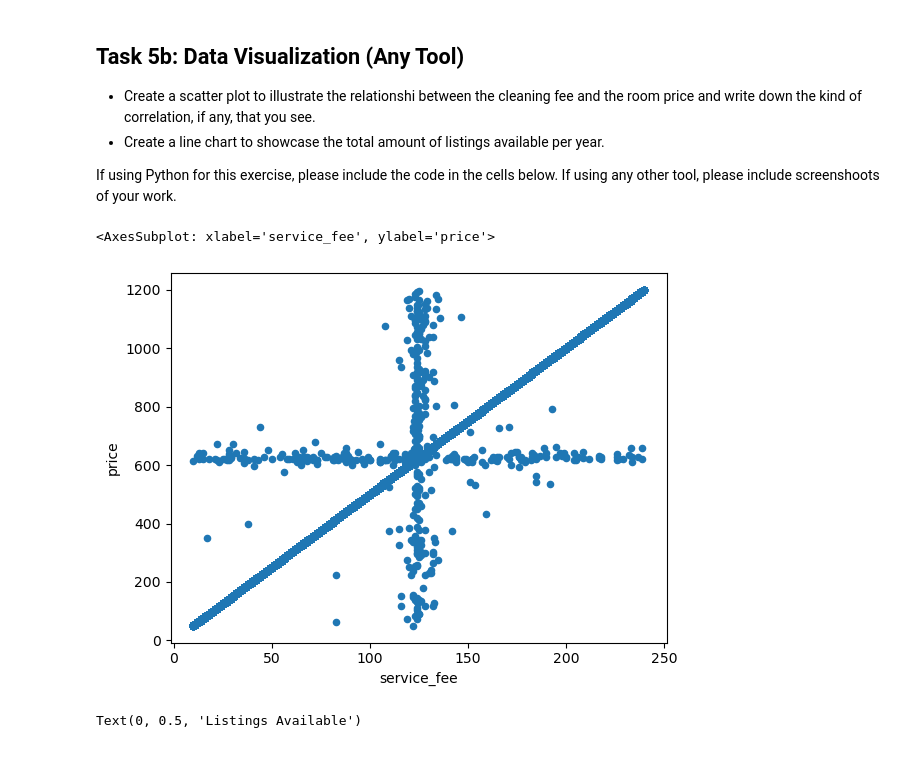
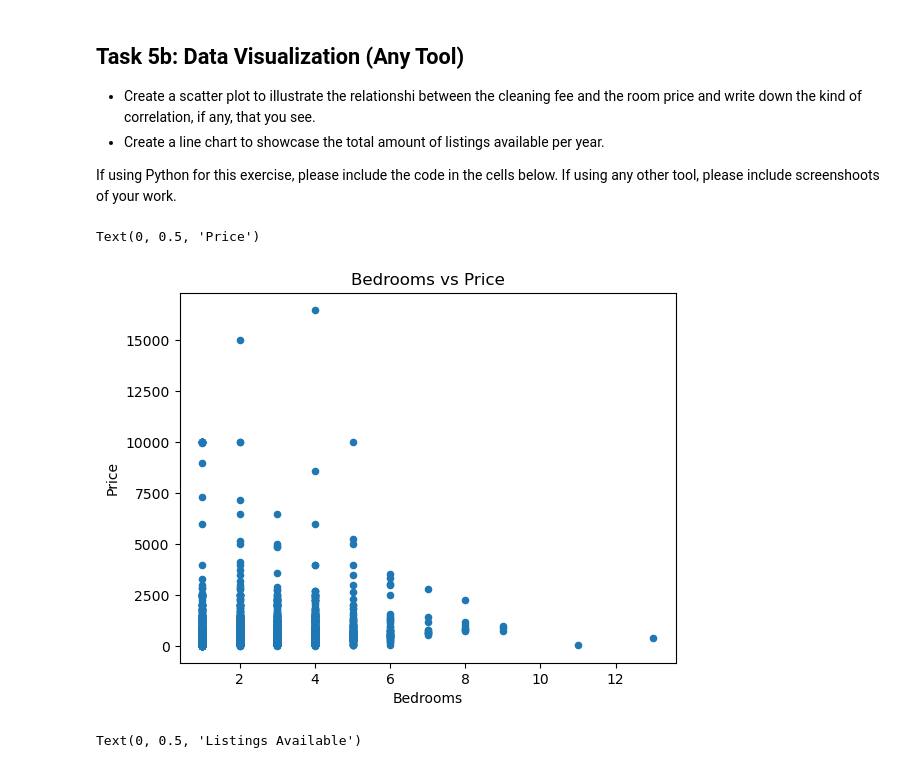
Before and after one commit to chrismouton/sb-dataanalytics, a Jupyter notebook: capstone/Capstone_Project_ChrisMouton.ipynb, the cells around one changed output. Cells and saved outputs as stored; diff of their text form; code cells hidden in the pictures.

```diff
--- a/capstone/Capstone_Project_ChrisMouton.ipynb
+++ b/capstone/Capstone_Project_ChrisMouton.ipynb
@@ -365,15 +361,32 @@ for tick,label in zip(pos, boxplot_graph.get_xticklabels()):
 
 If using Python for this exercise, please include the code in the cells below. If using any other tool, please include screenshoots of your work.
 # %%
+'''
+### THIS CODE IS USED WHEN DEALING WITH Airbnb_Open_Data.csv
+### The section of code is used to show that the work was done against the original data set.
+
 airbnb_data.plot(kind="scatter", x="service_fee", y="price")
 
 # Ensure proper labels and title
 mpl.pyplot.title("Cleaning Fee vs Room Price")
 mpl.pyplot.xlabel("Cleaning Fee")
 mpl.pyplot.ylabel("Price")
+
+## From the scatter plot, there is no correlation between the service fee and price
+'''
+# Scatter plot bedrooms vs price
+airbnb_data.plot(kind="scatter", x="bedrooms", y="price")
+
+# Ensure proper labels and title
+mpl.pyplot.title("Bedrooms vs Price")
+mpl.pyplot.xlabel("Bedrooms")
+mpl.pyplot.ylabel("Price")
+
+### The graph does seem to give a non-linear regression. Price is maximum around 3 to 4 bedrooms, which then
+### drops sharply and decrease in price regardless of the number of bedrooms available
 # %% [output]
-<AxesSubplot: xlabel='service_fee', ylabel='price'>
+Text(0, 0.5, 'Price')
-[figure, old version]
+[figure, new version]
 # %%
 # As per Session 10 (14 Dec 2022), the recommendation was to use the "host_since" column for the year.
 # This has been taken further to extract the year only to column "host_since_year" to aid creating
```
Also changed, not shown: parts of 6 cells of this notebook.
